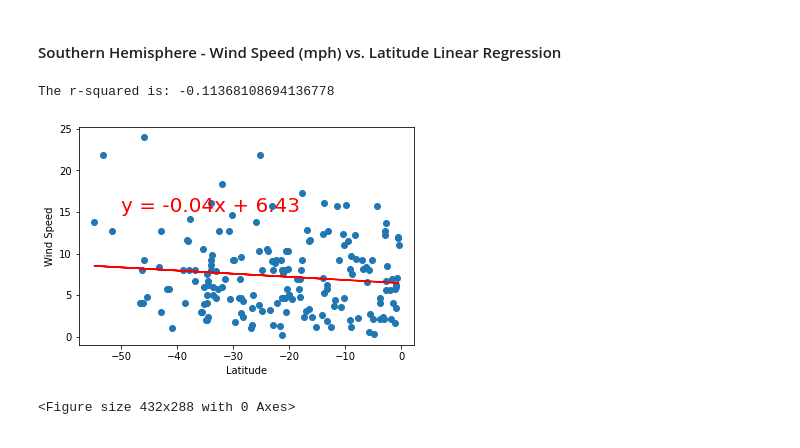
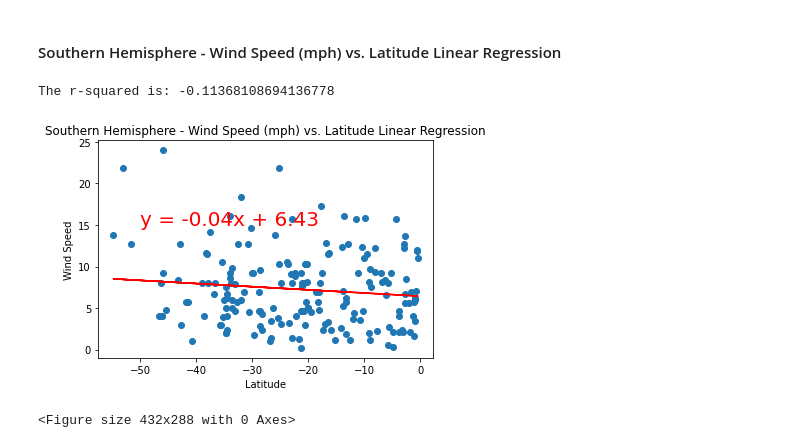
Before and after one commit to emersonmolett/python-api-challenge, a Jupyter notebook: WeatherPy/WeatherPy.ipynb, the cells around one changed output. Drawn from its saved outputs; the diff is of its cells as text; code cells hidden in the pictures.

```diff
--- a/WeatherPy/WeatherPy.ipynb
+++ b/WeatherPy/WeatherPy.ipynb
@@ -371,11 +371,11 @@ The r-squared is: 0.12599401697553347
 # %%
 x_values = Southern_hemisphere["Lat"]
 y_values = Southern_hemisphere["Wind Speed"]
 plt.ylabel("Wind Speed")
-plt.title("")
+plt.title("Southern Hemisphere - Wind Speed (mph) vs. Latitude Linear Regression")
 linear_reg_plot(x_values,y_values, (-50,15))
 plt.savefig("S_Hesiphere_Wind_Lat_Lin_Regression.png")
 # %% [output]
 The r-squared is: -0.11368108694136778
-[figure, old version]
+[figure, new version]
 <Figure size 432x288 with 0 Axes>
```
Also changed, not shown: 2 other files.
